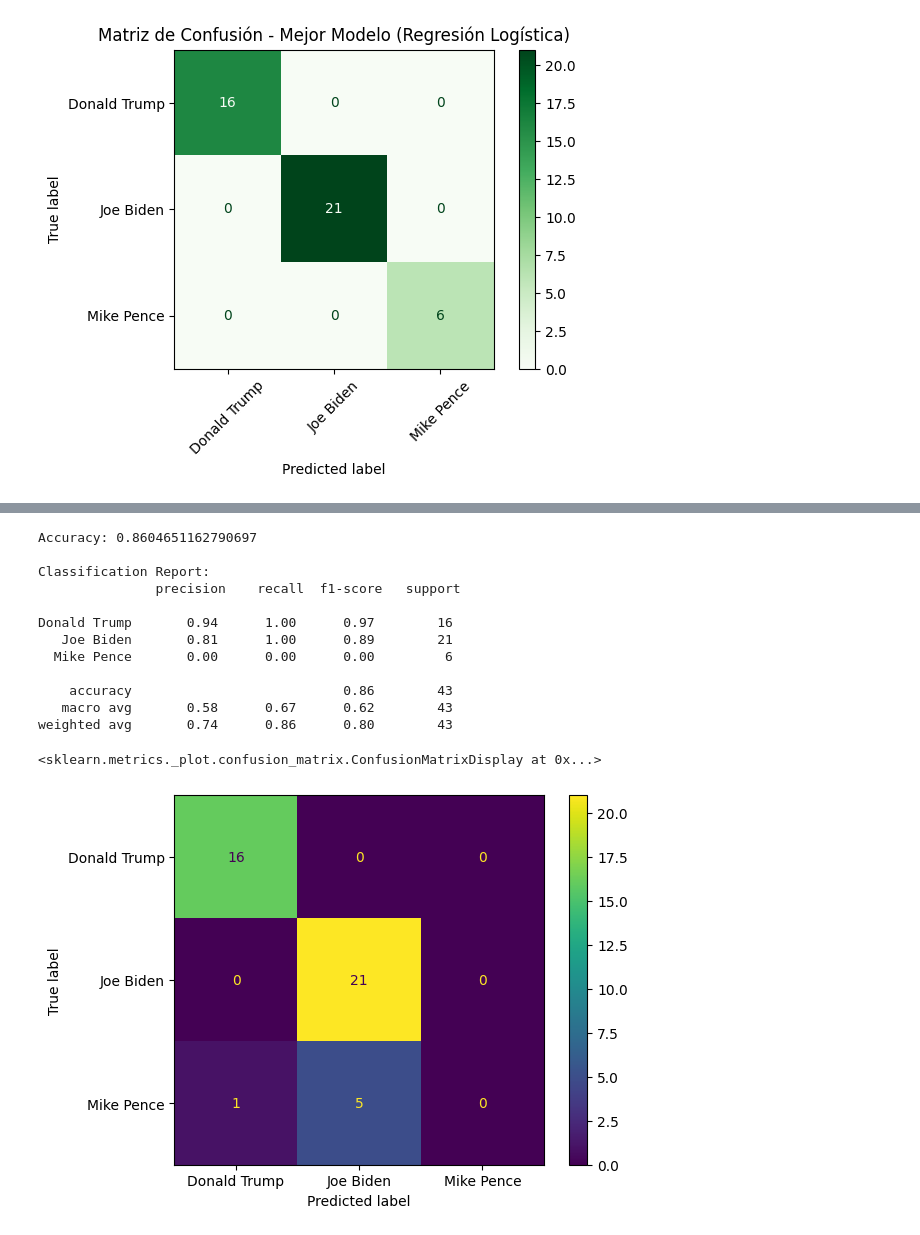
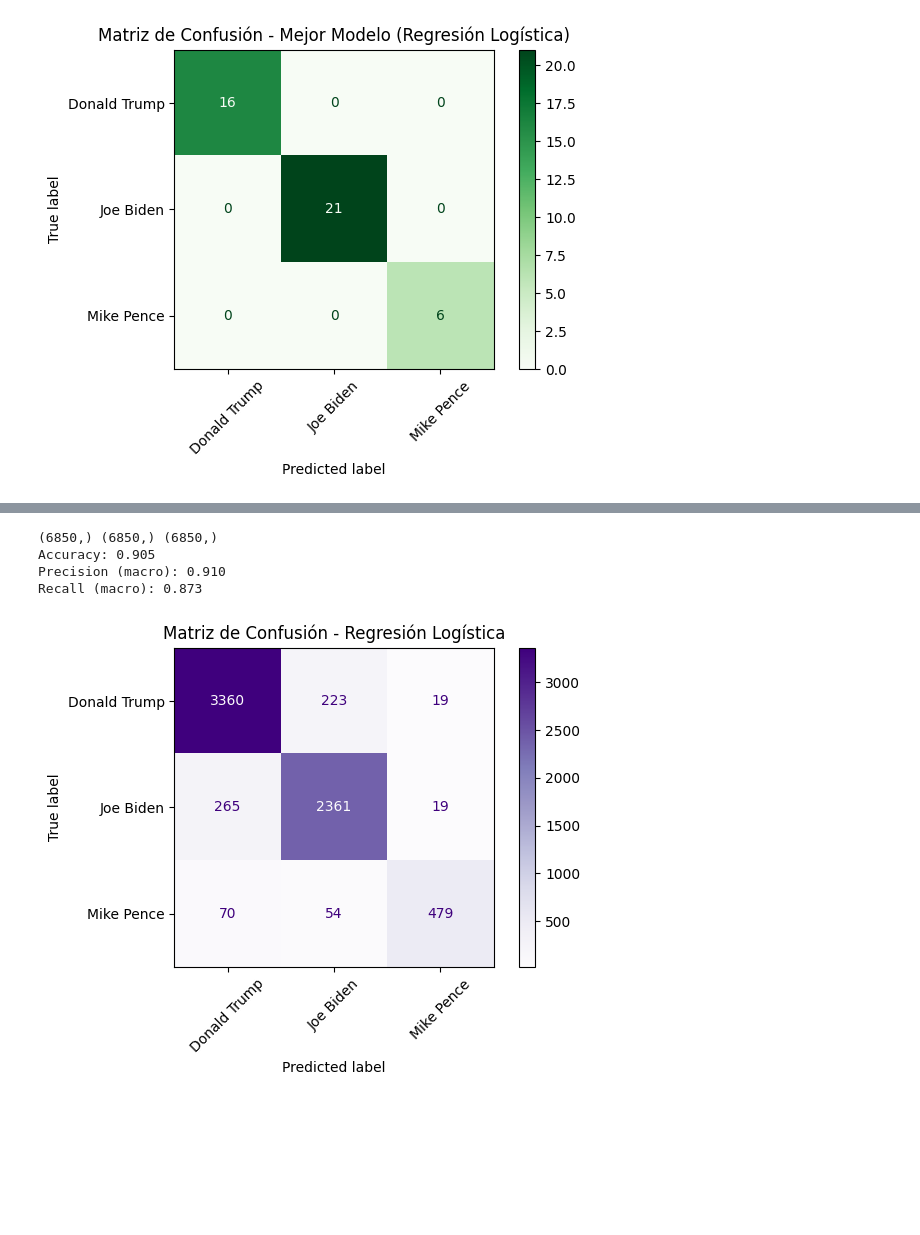
Before and after one commit to Jonathanrr98/ICD-Tarea2, a Jupyter notebook: us2020_propuesta_estudiantes.ipynb, the cells around one changed output, grey strips where cells are left out. Drawn from its saved outputs; the diff is of its cells as text; code cells hidden in the pictures; blank space fills up the shorter version.

```diff
--- a/us2020_propuesta_estudiantes.ipynb
+++ b/us2020_propuesta_estudiantes.ipynb
@@ -717,47 +1166,44 @@ print(df_paragraphs.head())
 # %%
 from sklearn.feature_extraction.text import TfidfVectorizer
 # Dividir el conjunto de datos en train y test
-X = df_paragraphs['text']
-y = df_paragraphs['label']
+X = df_paragraphs_clean['text']
+y = df_paragraphs_clean['speaker']
 X_train, X_test, y_train, y_test = train_test_split(X, y, test_size=0.3, random_state=42, stratify=y)
 
 # Aplicar TF-IDF al conjunto de entrenamiento
 vectorizer = TfidfVectorizer(stop_words='english', ngram_range=(1,2))  # Se puede ajustar el n-grama aquí
 X_train_tfidf = vectorizer.fit_transform(X_train)
 X_test_tfidf = vectorizer.transform(X_test)
 
-# Paso 4: Entrenar el modelo (por ejemplo, Naive Bayes)
-from sklearn.naive_bayes import MultinomialNB
-from sklearn.metrics import classification_report, confusion_matrix
+# Entrenar modelo de regresión logística
+log_model_alt = LogisticRegression(solver='liblinear',C=10, penalty='l1', random_state=42)
+log_model_alt.fit(X_train_tfidf, y_train)
 
-# Entrenar el modelo
-model = MultinomialNB()
-model.fit(X_train_tfidf, y_train)
+# Predecir sobre test
+y_pred = log_model_alt.predict(X_test_tfidf)
 
-# Paso 5: Evaluar el modelo
-y_pred = model.predict(X_test_tfidf)
 
-# Reporte de las métricas
-print("Accuracy:", model.score(X_test_tfidf, y_test))
-print("\nClassification Report:\n", classification_report(y_test, y_pred))
+print( X_test.shape, y_test.shape, y_pred.shape)
+
+# Evaluar métricas
+accuracy = accuracy_score(y_test, y_pred)
+precision = precision_score(y_test, y_pred, average='macro')
+recall = recall_score(y_test, y_pred, average='macro')
+
+print(f"Accuracy: {accuracy:.3f}")
+print(f"Precision (macro): {precision:.3f}")
+print(f"Recall (macro): {recall:.3f}")
 
 # Matriz de confusión
-from sklearn.metrics import ConfusionMatrixDisplay
-
-conf_matrix = confusion_matrix(y_test, y_pred)
-ConfusionMatrixDisplay(conf_matrix, display_labels=model.classes_).plot()
+cm = confusion_matrix(y_test, y_pred, labels=log_model_alt.classes_)
+disp = ConfusionMatrixDisplay(confusion_matrix=cm, display_labels=log_model_alt.classes_)
+disp.plot(cmap='Purples', xticks_rotation=45)
+plt.title('Matriz de Confusión - Regresión Logística')
+plt.tight_layout()
+plt.show()
 # %% [output]
-Accuracy: 0.8604651162790697
-
-Classification Report:
-               precision    recall  f1-score   support
-
-Donald Trump       0.94      1.00      0.97        16
-   Joe Biden       0.81      1.00      0.89        21
-  Mike Pence       0.00      0.00      0.00         6
-
-    accuracy                           0.86        43
-   macro avg       0.58      0.67      0.62        43
-weighted avg       0.74      0.86      0.80        43
+(6850,) (6850,) (6850,)
+Accuracy: 0.905
+Precision (macro): 0.910
+Recall (macro): 0.873
-<sklearn.metrics._plot.confusion_matrix.ConfusionMatrixDisplay at 0x...>
-[figure, old version]
+[figure, new version]
```
Also changed, not shown: parts of 20 cells of this notebook.
